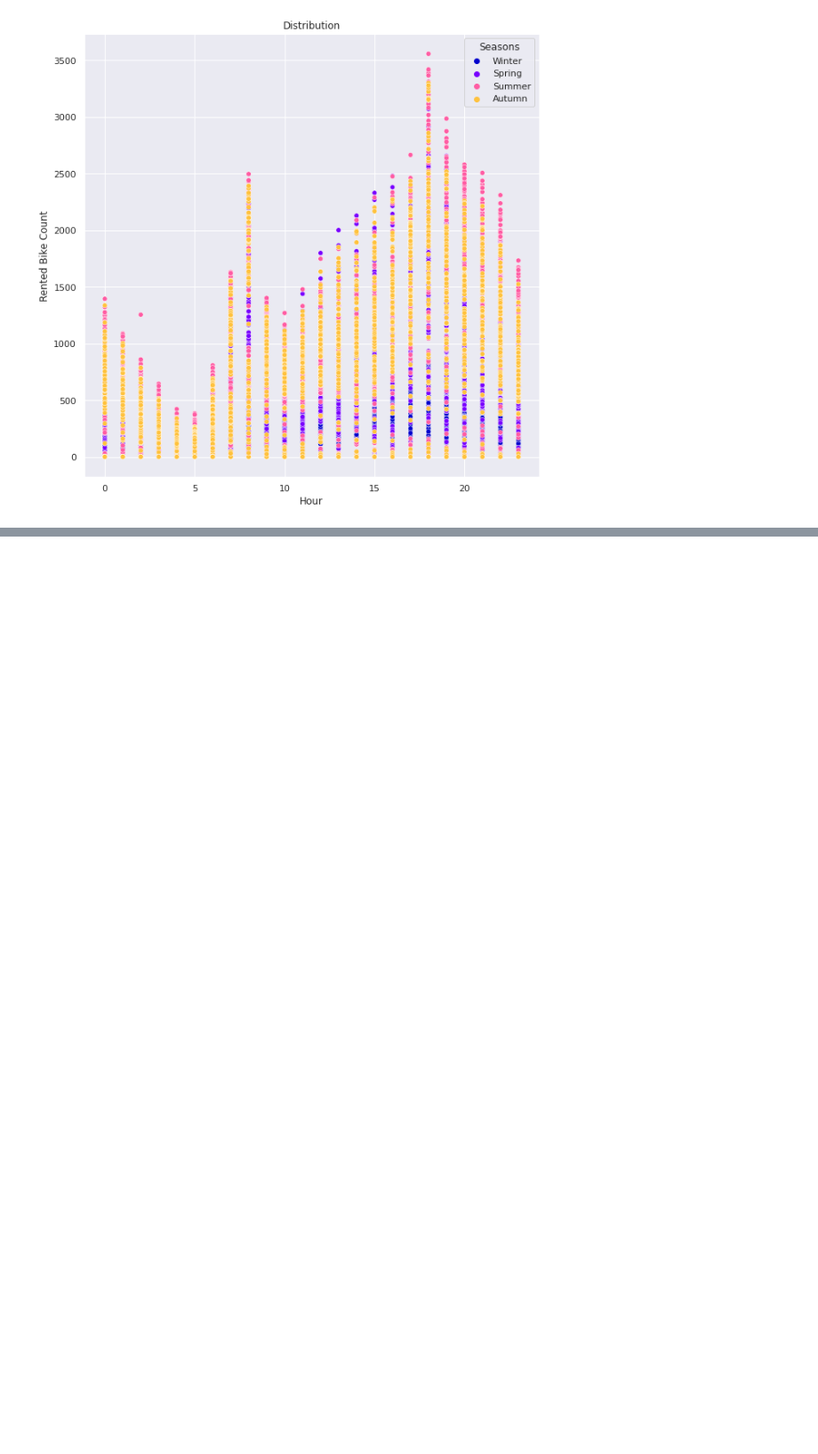
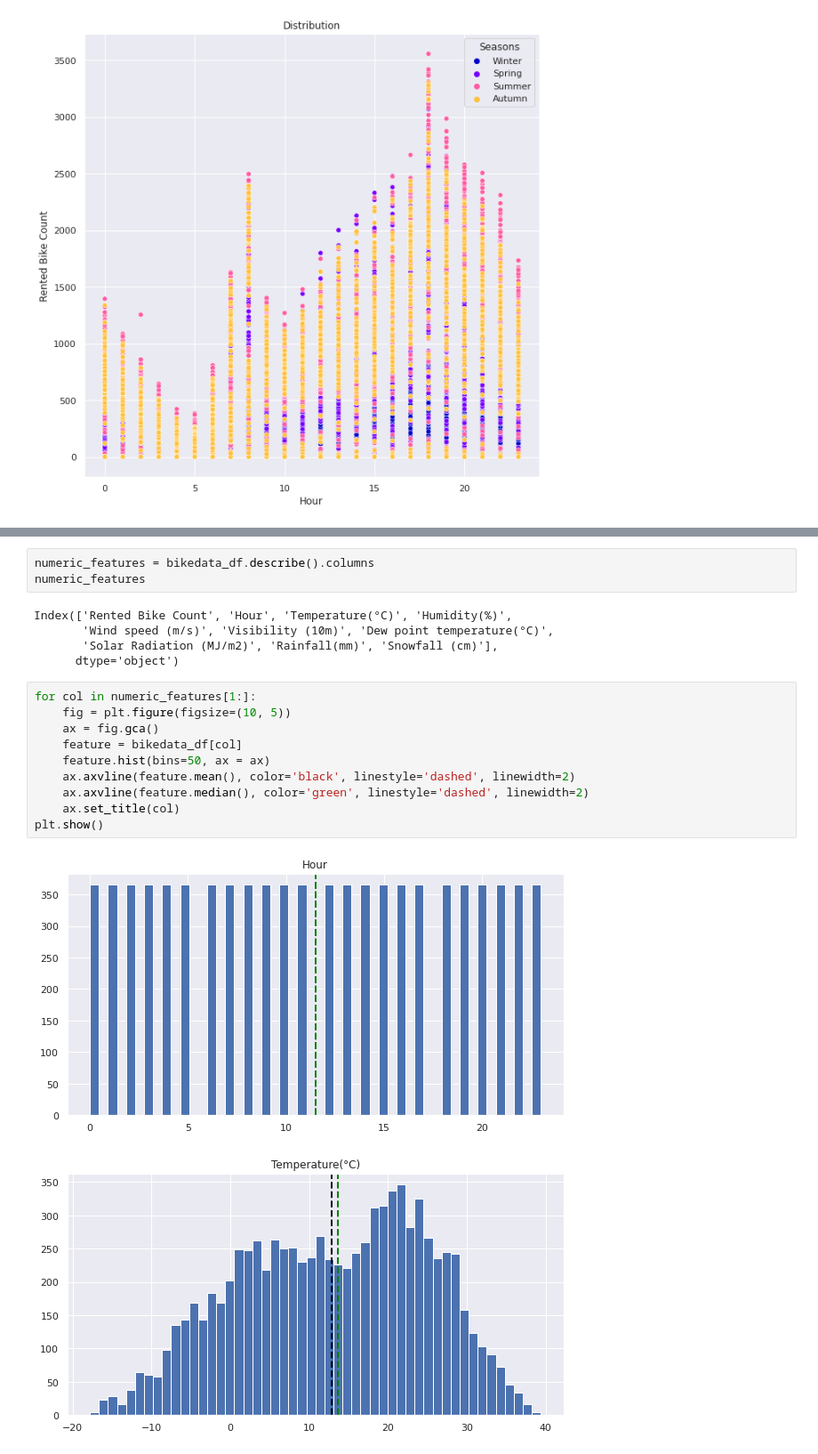
Before and after one commit to NayanaPradeep/Bike_Sharing_Demand, a Jupyter notebook: Bike_Sharing_Demand_Prediction_Capstone_Project.ipynb, the cells around one changed output, grey strips where cells are left out. Shown at 89% size. Cells and saved outputs as stored; diff of their text form; blank space fills up the shorter version.

```diff
--- a/Bike_Sharing_Demand_Prediction_Capstone_Project.ipynb
+++ b/Bike_Sharing_Demand_Prediction_Capstone_Project.ipynb
@@ -171,0 +223,21 @@ Text(0.5, 1.0, 'Distribution')
+# %%
+numeric_features = bikedata_df.describe().columns
+numeric_features
+# %% [output]
+Index(['Rented Bike Count', 'Hour', 'Temperature(°C)', 'Humidity(%)',
+       'Wind speed (m/s)', 'Visibility (10m)', 'Dew point temperature(°C)',
+       'Solar Radiation (MJ/m2)', 'Rainfall(mm)', 'Snowfall (cm)'],
+      dtype='object')
+# %%
+for col in numeric_features[1:]:
+    fig = plt.figure(figsize=(10, 5))
+    ax = fig.gca()
+    feature = bikedata_df[col]
+    feature.hist(bins=50, ax = ax)
+    ax.axvline(feature.mean(), color='black', linestyle='dashed', linewidth=2)
+    ax.axvline(feature.median(), color='green', linestyle='dashed', linewidth=2)
+    ax.set_title(col)
+plt.show()
+# %% [output]
+[figure, added]
+[figure, added]
```
Also changed, not shown: parts of 7 cells of this notebook.
